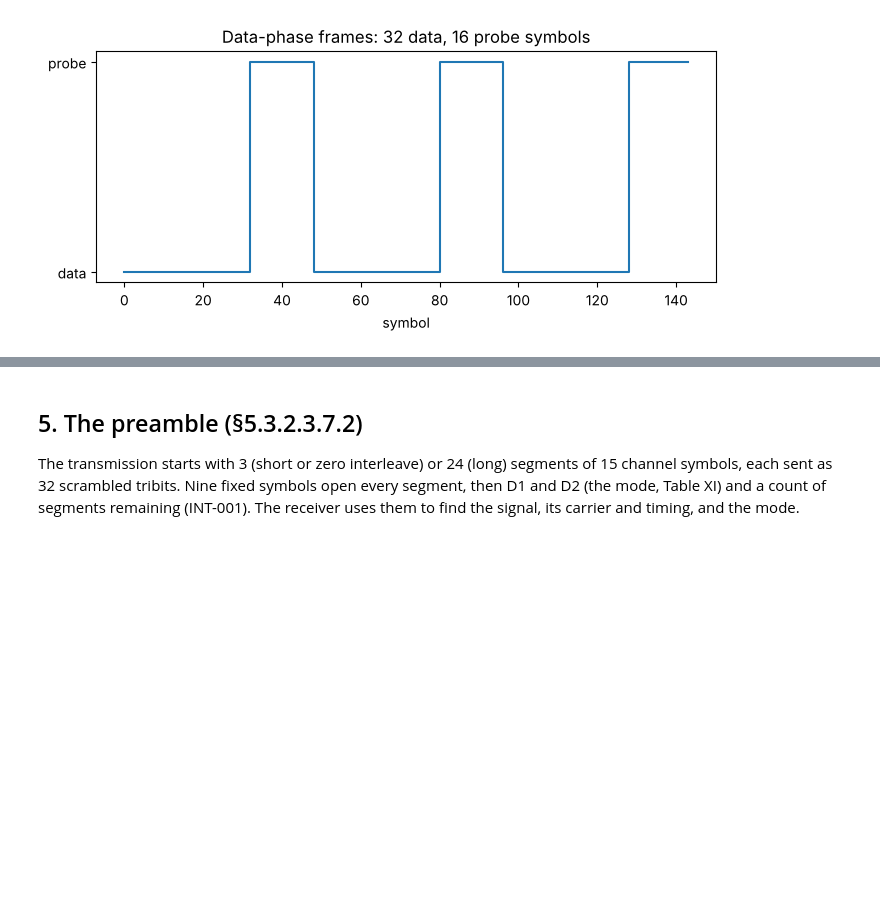
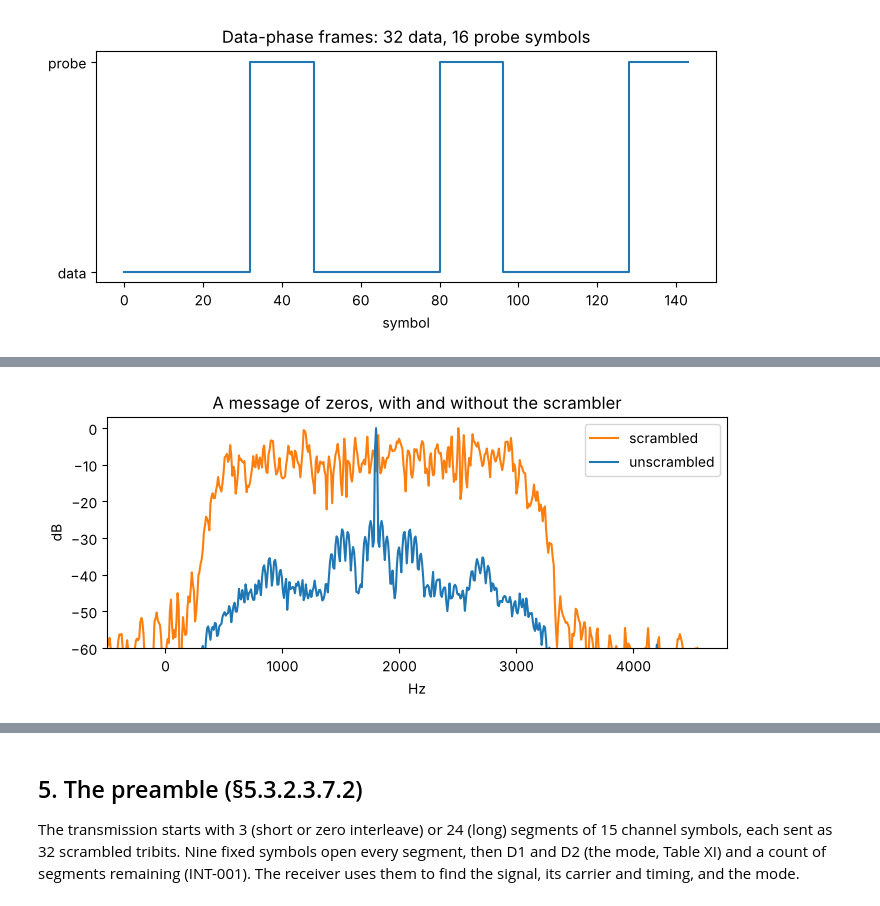
Before and after one commit to Willt125/MIL-STD-188-110, a Jupyter notebook: docs/walkthrough.ipynb, the cells around one changed output, grey strips where cells are left out. Saved outputs shown, nothing was run; the diff lists cells and outputs as text; code cells hidden in the pictures; blank space fills up the shorter version.

```diff
--- a/docs/walkthrough.ipynb
+++ b/docs/walkthrough.ipynb
@@ -94,0 +163,19 @@ preamble 1440 symbols ( 0.6 s ), data phase 2880 symbols
+# %%
+zeros = transmit_bytes(bytes(1200), MODE)[n_pre:]
+plain = (zeros.astype(int) - scrambler.data_sequence(0, zeros.size)) % 8  # undo it
+n_fft = 1024
+freqs = np.fft.fftshift(np.fft.fftfreq(n_fft, 1 / 9600))
+for tribits, label, colour in ((zeros, "scrambled", "C1"), (plain, "unscrambled", "C0")):
+    sig = modulate(tribits.astype(np.uint8))
+    seg = sig[: sig.size // n_fft * n_fft].reshape(-1, n_fft) * np.hanning(n_fft)
+    spec = np.fft.fftshift(np.mean(np.abs(np.fft.fft(seg, axis=1)) ** 2, axis=0))
+    plt.plot(freqs, 10 * np.log10(spec / spec.max()), color=colour, label=label)
+plt.xlim(-500, 4800)
+plt.ylim(-60, 3)
+plt.xlabel("Hz")
+plt.ylabel("dB")
+plt.title("A message of zeros, with and without the scrambler")
+plt.legend()
+plt.show()
+# %% [output]
+[figure, added]
```
Also changed, not shown: parts of 17 cells of this notebook, 1 other file.
